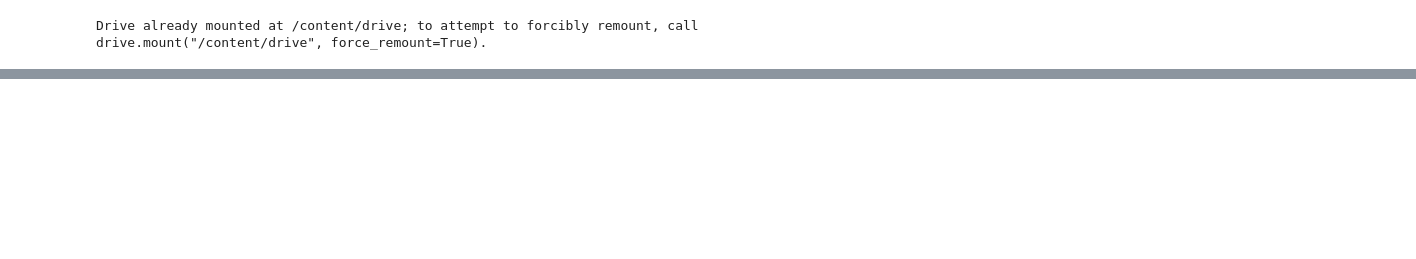
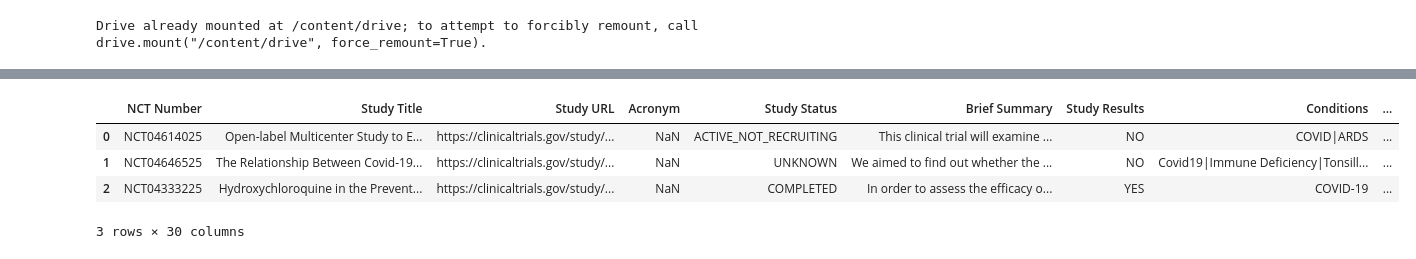
Before and after one commit to stogaja/clinical-trials, a Jupyter notebook: clinical_trials.ipynb, the cells around one changed output, grey strips where cells are left out. Drawn from its saved outputs; the diff is of its cells as text; code cells hidden in the pictures; blank space fills up the shorter version.

```diff
--- a/clinical_trials.ipynb
+++ b/clinical_trials.ipynb
@@ -136,18 +150,0 @@ pneumonia = read_data('/content/drive/MyDrive/DTE/Copy of Pneumonia-studies.csv'
-# %%
-# lets define a list of the csv file names
-file_names = [
-   '/content/drive/MyDrive/DTE/Copy of Cancer-studies.csv',
-   '/content/drive/MyDrive/DTE/Copy of Covid 19-studies.csv',
-   '/content/drive/MyDrive/DTE/Copy of Heart.csv',
-   '/content/drive/MyDrive/DTE/Copy of HIV-studies.csv',
-   '/content/drive/MyDrive/DTE/Copy of Malaria-studies.csv',
-   '/content/drive/MyDrive/DTE/Copy of Pneumonia-studies.csv'
-]
-
-# let's create an empty dictionary to store the dataframes
-data_frames = {}
-
-# lets loop through the file names and read the data into dataframes
-for file_name in file_names:
-   name = file_name.split('.')[0] # this extracts name from file name
-   data_frames[name] = read_data(file_name)
@@ -172,0 +151,10 @@ NameError: ignored
+# %%
+# for covid dataset
+covid = data_frames['Copy of Covid 19-studies']
+covid.head(3)
+# %% [output]
+|  | NCT Number | Study Title | Study URL | Acronym | Study Status | Brief Summary | Study Results | Conditions | ... |
+| 0 | NCT04614025 | Open-label Multicenter Study to E... | https://clinicaltrials.gov/study/... | NaN | ACTIVE_NOT_RECRUITING | This clinical trial will examine ... | NO | COVID|ARDS | ... |
+| 1 | NCT04646525 | The Relationship Between Covid-19... | https://clinicaltrials.gov/study/... | NaN | UNKNOWN | We aimed to find out whether the ... | NO | Covid19|Immune Deficiency|Tonsill... | ... |
+| 2 | NCT04333225 | Hydroxychloroquine in the Prevent... | https://clinicaltrials.gov/study/... | NaN | COMPLETED | In order to assess the efficacy o... | YES | COVID-19 | ... |
+3 rows × 30 columns
```
Also changed, not shown: parts of 28 cells of this notebook.
